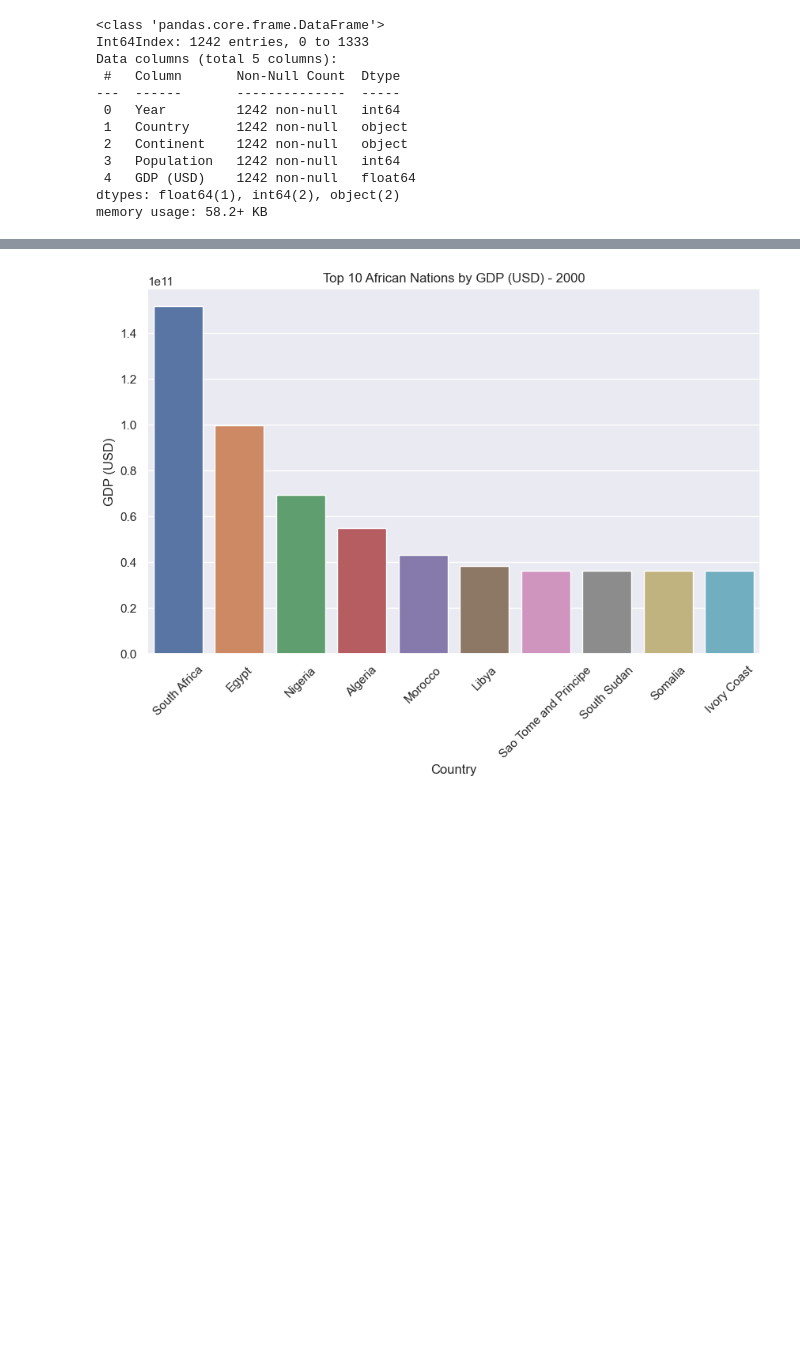
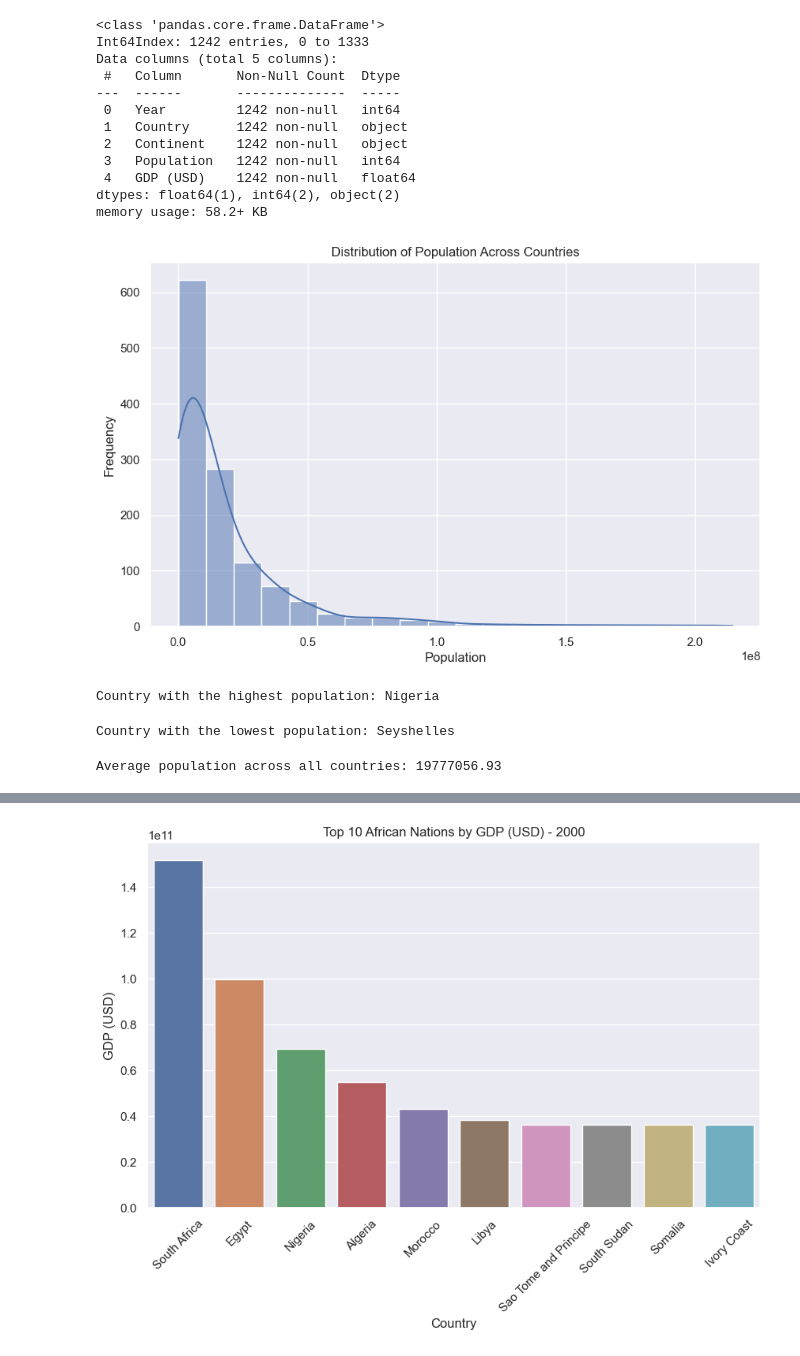
Before and after one commit to Murray-Assal/Africa_Data, a Jupyter notebook: Africa_World_Bank_Data.ipynb, the cells around one changed output, grey strips where cells are left out. Saved outputs shown, nothing was run; the diff lists cells and outputs as text; code cells hidden in the pictures; blank space fills up the shorter version.

```diff
--- a/Africa_World_Bank_Data.ipynb
+++ b/Africa_World_Bank_Data.ipynb
@@ -82,3 +82,31 @@ Data columns (total 5 columns):
  4   GDP (USD)    1242 non-null   float64
 dtypes: float64(1), int64(2), object(2)
 memory usage: 58.2+ KB
+# %%
+# Distribution of population across different countries
+plt.figure(figsize=(10, 6))
+sns.histplot(data=africa, x='Population ', bins=20, kde=True)
+plt.title('Distribution of Population Across Countries')
+plt.xlabel('Population')
+plt.ylabel('Frequency')
+plt.show()
+# %% [output]
+[figure, added]
+# %%
+# Country with the highest population
+country_highest_population = africa.loc[africa['Population '].idxmax()]['Country']
+print(f'Country with the highest population: {country_highest_population}')
+# %% [output]
+Country with the highest population: Nigeria
+# %%
+# Country with the lowest population
+country_lowest_population = africa.loc[africa['Population '].idxmin()]['Country']
+print(f'Country with the lowest population: {country_lowest_population}')
+# %% [output]
+Country with the lowest population: Seyshelles
+# %%
+# Average population across all countries
+average_population = africa['Population '].mean()
+print(f'Average population across all countries: {average_population:.2f}')
+# %% [output]
+Average population across all countries: 19777056.93
```
Also changed, not shown: parts of 3 cells of this notebook.
